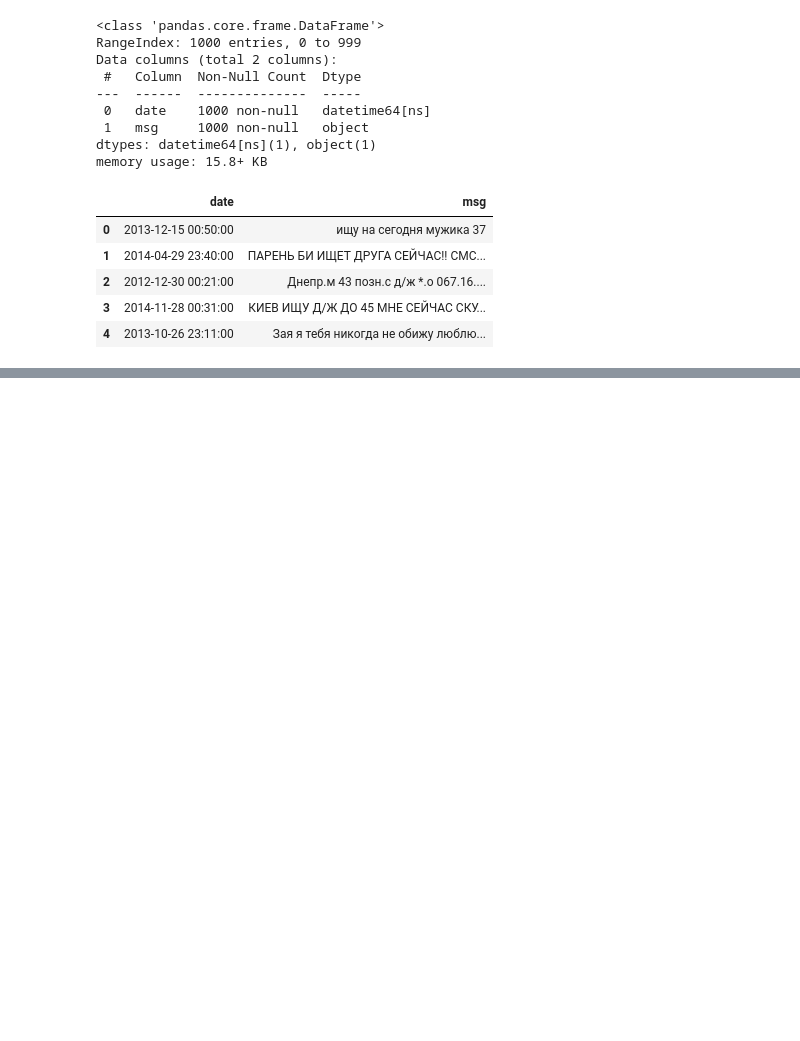
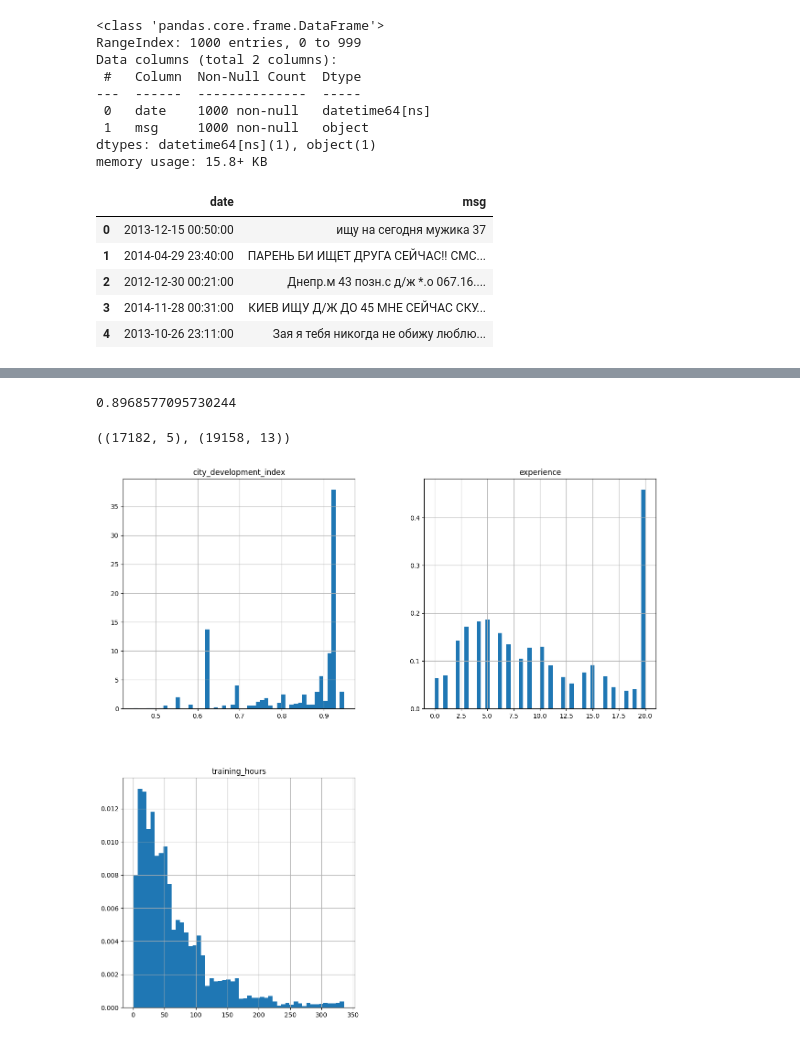
Before and after one commit to Shantnu-singh/Art-of-EDA, a Jupyter notebook: learn.ipynb, the cells around one changed output, grey strips where cells are left out. Saved outputs shown, nothing was run; the diff lists cells and outputs as text; code cells hidden in the pictures; blank space fills up the shorter version.

```diff
--- a/learn.ipynb
+++ b/learn.ipynb
@@ -197,0 +220,3 @@ time['sec'] = time['date'].dt.second
+# %%
+df = pd.read_csv("Dataset\data_science_job.csv")
+df.sample(5)
@@ -197,0 +247,4 @@ time['sec'] = time['date'].dt.second
+# %%
+# where missing data is more than 5%
+col = [var for var in df.columns if df[var].isnull().mean() < 0.05 and df[var].isnull().mean() > 0.00]
+col
@@ -197,0 +266,16 @@ time['sec'] = time['date'].dt.second
+# %%
+len(df[col].dropna()) / len(df)
+# %% [output]
+0.8968577095730244
+# %%
+# remove in a seperate df
+drop_cca_df = df[col].dropna()
+drop_cca_df.shape , df.shape
+# %% [output]
+((17182, 5), (19158, 13))
+# %%
+import matplotlib.pyplot as plt
+drop_cca_df.hist(bins= 50 , density = True , figsize=(15 , 15))
+plt.show()
+# %% [output]
+[figure, added]
```
Also changed, not shown: parts of 16 cells of this notebook.
